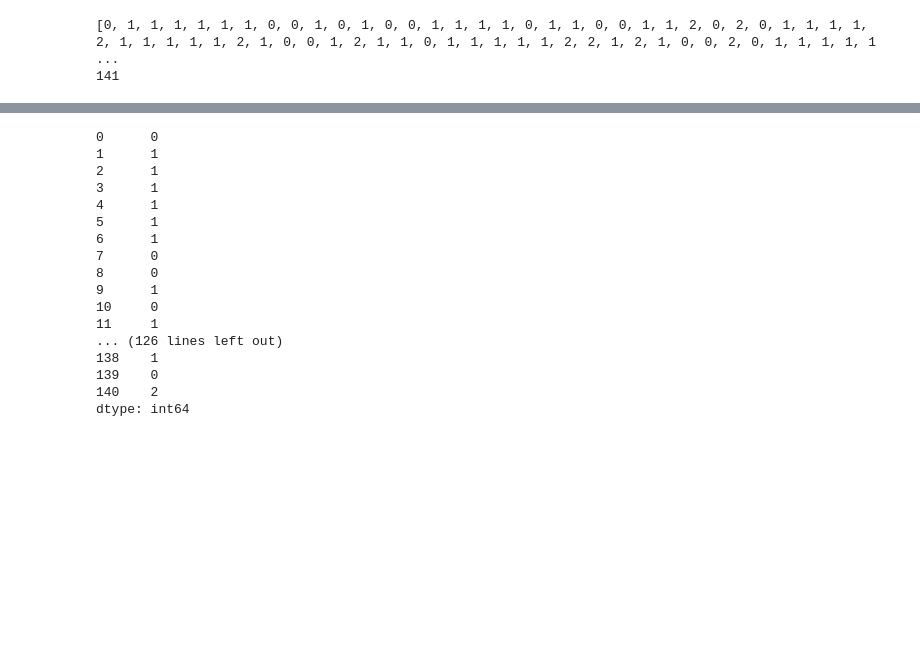
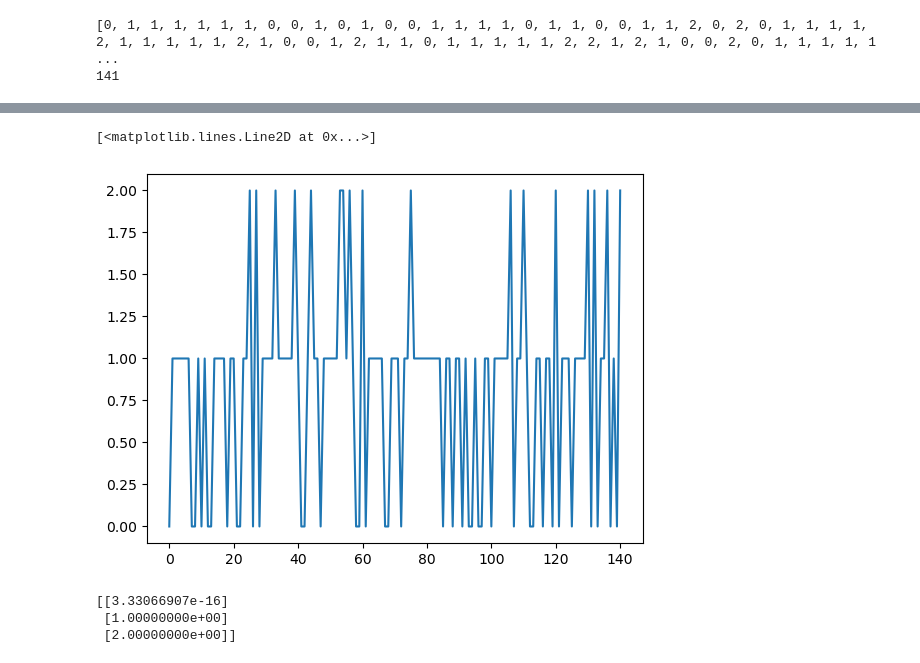
Before and after one commit to rosalynlu/Gun-Violence-USA, a Jupyter notebook: Armed and Dangerous An Analysis of Features Affecting Mass Shooting Fatalities Using Unsupervised ML Methods.ipynb, the cells around one changed output, grey strips where cells are left out. Drawn from its saved outputs; the diff is of its cells as text; code cells hidden in the pictures; blank space fills up the shorter version.

```diff
--- a/Armed and Dangerous An Analysis of Features Affecting Mass Shooting Fatalities Using Unsupervised ML Methods.ipynb
+++ b/Armed and Dangerous An Analysis of Features Affecting Mass Shooting Fatalities Using Unsupervised ML Methods.ipynb
@@ -112,20 +129,20 @@ dataframe
 # %%
-political_affiliation
+from matplotlib import pyplot
+
+pyplot.plot(dataframe["political_affiliation"])
 # %% [output]
-0      0
-1      1
-2      1
-3      1
-4      1
-5      1
-6      1
-7      0
-8      0
-9      1
-10     0
-11     1
-... (126 lines left out)
-138    1
-139    0
-140    2
-dtype: int64
+[<matplotlib.lines.Line2D at 0x...>]
+[figure, added]
+# %%
+from sklearn.cluster import KMeans
+
+kmeans_model = KMeans(n_clusters=3, random_state=0, n_init=10)
+kmeans_model.fit(dataframe[["political_affiliation"]].to_numpy())
+
+center = kmeans_model.cluster_centers_
+
+print(center)
+# %% [output]
+[[3.33066907e-16]
+ [1.00000000e+00]
+ [2.00000000e+00]]
```
Also changed, not shown: parts of 8 cells of this notebook.
